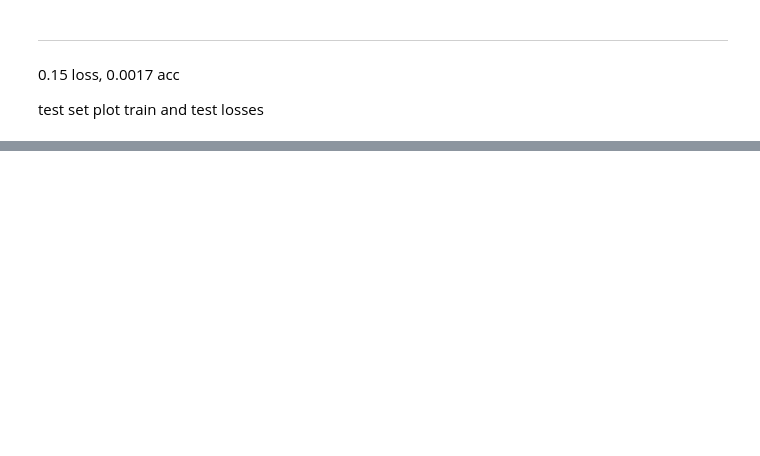
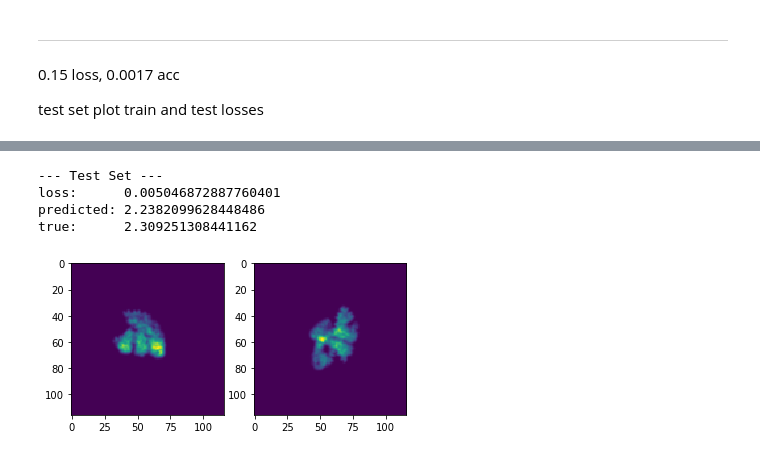
Before and after one commit to JelenaBanjac/protein-reconstruction, a Jupyter notebook: notebooks/Siamese_KERAS-protein.ipynb, the cells around one changed output, grey strips where cells are left out. Drawn from its saved outputs; the diff is of its cells as text; code cells hidden in the pictures; blank space fills up the shorter version.

```diff
--- a/notebooks/Siamese_KERAS-protein.ipynb
+++ b/notebooks/Siamese_KERAS-protein.ipynb
@@ -453,0 +501,8 @@ print(f"true:      {tr_y[0].numpy()}")
+# %%
+plot_test_results(0)
+# %% [output]
+--- Test Set ---
+loss:      0.005046872887760401
+predicted: 2.2382099628448486
+true:      2.309251308441162
+[figure, added]
```
Also changed, not shown: parts of 14 cells of this notebook.
